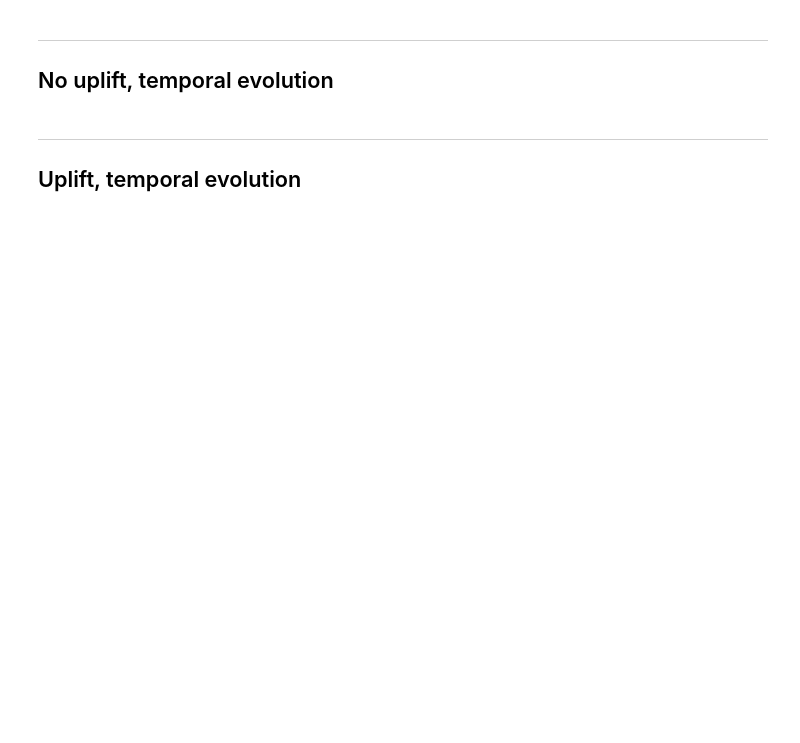
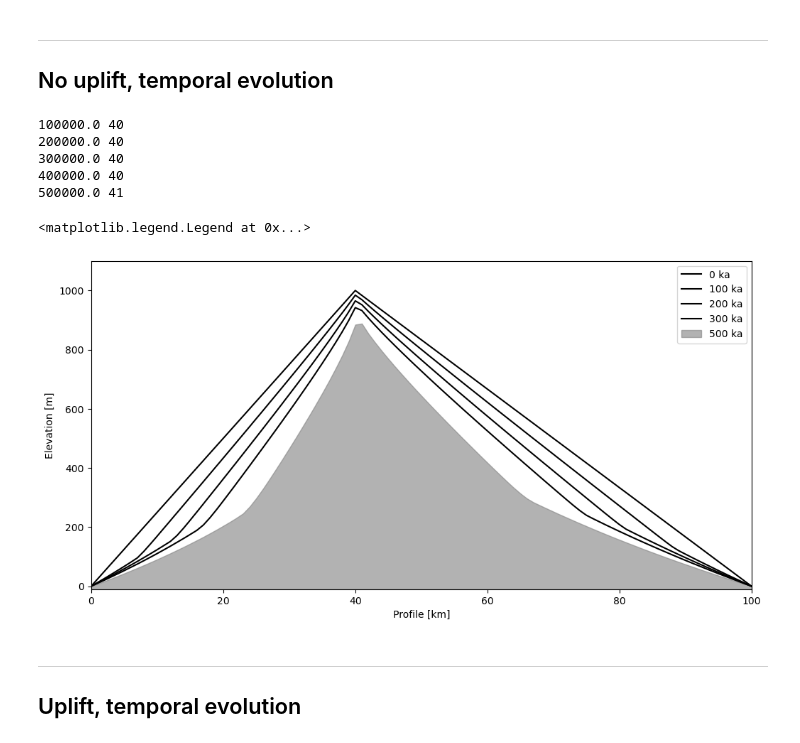
Before and after one commit to georgkaufmann/lecture_iceage, a Jupyter notebook: IceDyn_chap09_erosion1D.ipynb, the cells around one changed output. Saved outputs shown, nothing was run; the diff lists cells and outputs as text; code cells hidden in the pictures; blank space fills up the shorter version.

```diff
--- a/IceDyn_chap09_erosion1D.ipynb
+++ b/IceDyn_chap09_erosion1D.ipynb
@@ -97,9 +68,12 @@ Note: In 2D, a more sophisticated approach is needed!
 # %%
-def erosion_init(nx,length,hmin,hmax):
+def erosion_init(nx=101,length=100e3,hmin=0.,hmax=1000.):
     """
     function creates an initial 1D topography
     over profile length
     with hmin and hmax as extreme values
+        length [m] default: 100.e3  ! length of profile
+        hmin [m]   default: 0.      ! min. topography
+        hmax [m]   default: 1000.   ! max. topography
     """
     x    = np.linspace(0,length,nx)
     h = np.zeros(nx)
@@ -110,12 +84,11 @@ def erosion_init(nx,length,hmin,hmax):
     topo = np.zeros(10*nx).reshape(10,nx)
     tsave[0] = 0.
     topo[0,:] = h
-    print(tsave.shape)
-    print(topo.shape)
-    return x,h,tsave,topo
-
-nx = 101
-x,h,tsave,topo = erosion_init(nx,length,hmin,hmax)
+    #print(tsave.shape)
+    #print(topo.shape)
+    return x,h,tsave,topo,nx,length,hmin,hmax
+# %%
+x,h,tsave,topo,nx,length,hmin,hmax = erosion_init()
 # %%
 plt.figure(figsize=(12,6))
 plt.xlim([0,length/1000])
@@ -194,13 +206,24 @@ isave,tsave,topo = erosion_loop(nx,dtime,dtsave,endtime,uplift,length,xkf,l_BR,w
 # %%
+x,h,tsave,topo,nx,length,hmin,hmax = erosion_init()
+isave,tsave,topo = erosion_loop(x,h,tsave,topo,nx,length,hmin,hmax)
+
 plt.figure(figsize=(12,6))
 plt.xlim([0,length/1000])
 plt.ylim([-10,1100])
 plt.xlabel('Profile [km]')
 plt.ylabel('Elevation [m]')
-plt.fill_between(x/1000,-10,topo[isave,:],color='gray',alpha=0.6,label=str(int(tsave[isave]/1000))+' ka')
 for i in range(isave-1):
     plt.plot(x/1000,topo[i,:],color='black',linestyle='-',label=str(int(tsave[i]/1000))+' ka')
+plt.fill_between(x/1000,-10,topo[isave,:],color='gray',alpha=0.6,label=str(int(tsave[isave]/1000))+' ka')
 plt.legend()
+# %% [output]
+100000.0 40
+200000.0 40
+300000.0 40
+400000.0 40
+500000.0 41
+<matplotlib.legend.Legend at 0x...>
+[figure, added]
 # %% [markdown]
 ----
 ## Uplift, temporal evolution
```
Also changed, not shown: parts of 9 cells of this notebook, 13 other files.
